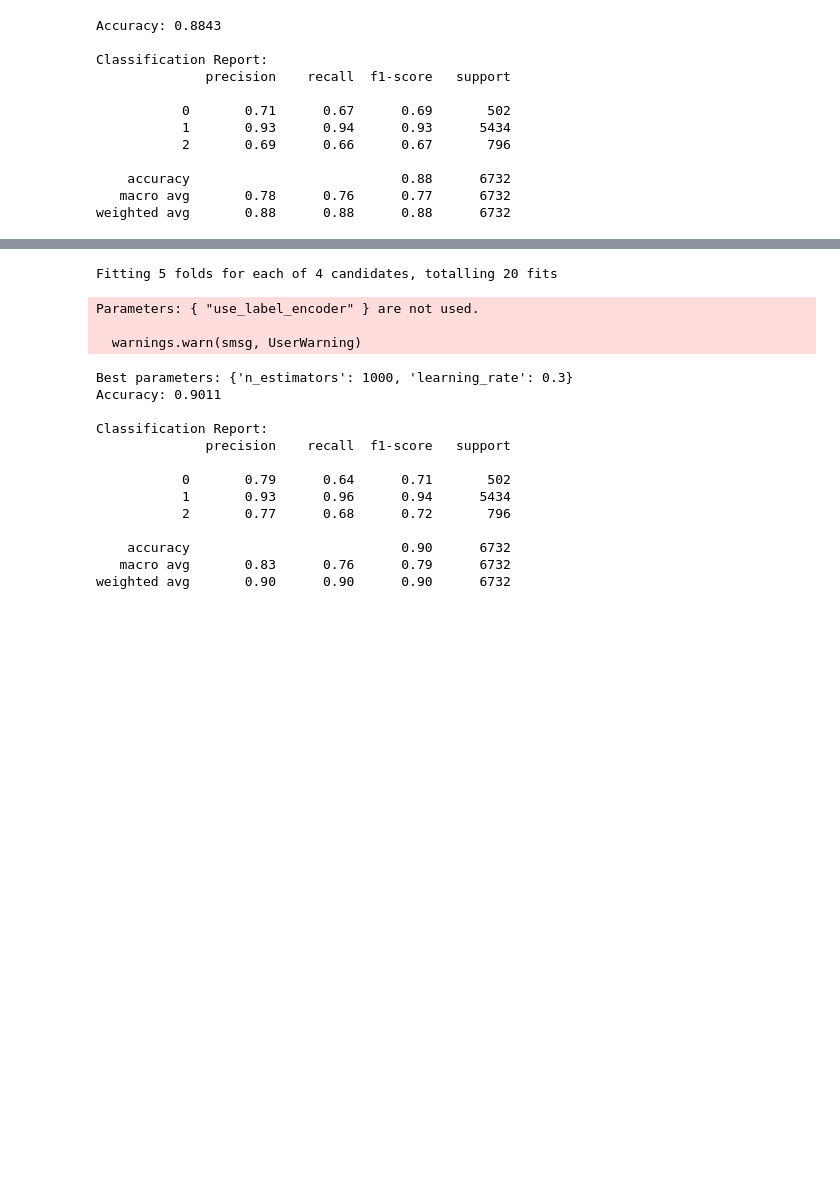
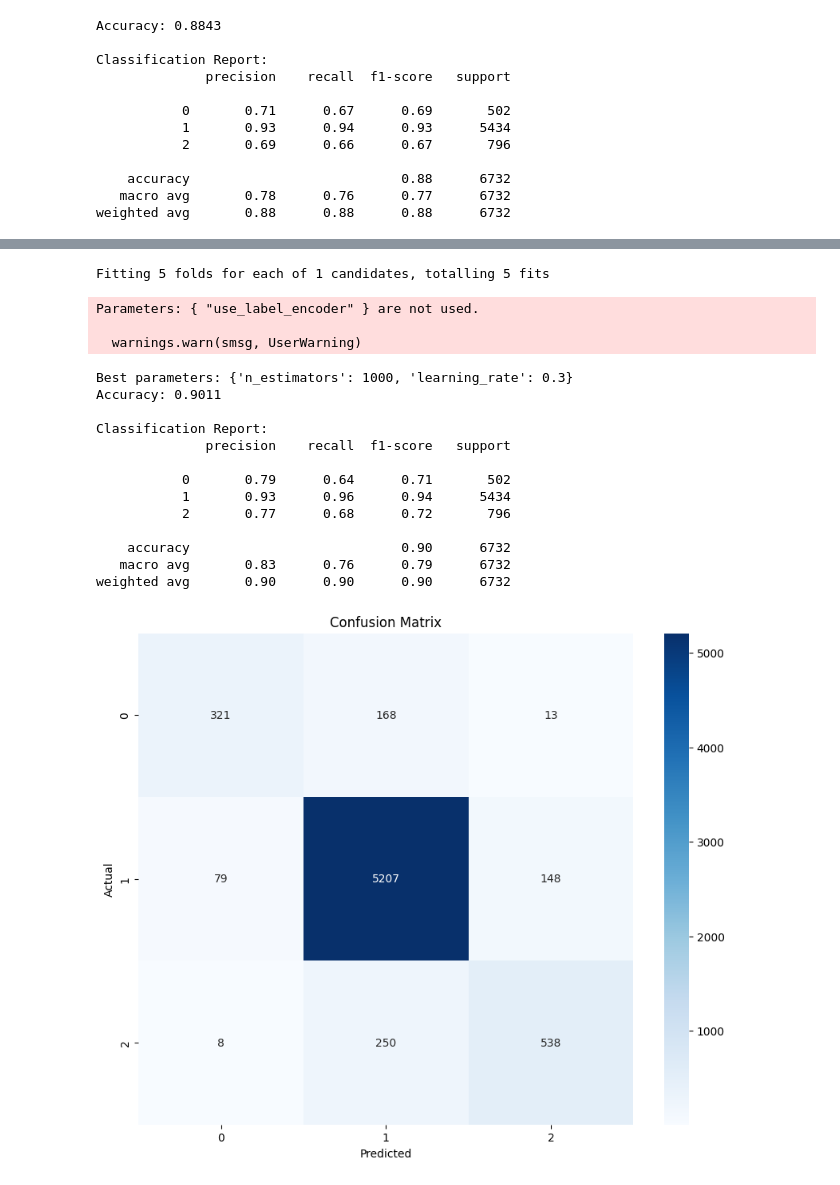
Before and after one commit to Freston1605/balanciumrx, a Jupyter notebook: Handling Class Imbalance and Feature Engineering.ipynb, the cells around one changed output, grey strips where cells are left out. Saved outputs shown, nothing was run; the diff lists cells and outputs as text; code cells hidden in the pictures; blank space fills up the shorter version.

```diff
--- a/Handling Class Imbalance and Feature Engineering.ipynb
+++ b/Handling Class Imbalance and Feature Engineering.ipynb
@@ -199,31 +222,47 @@ print("Best parameters:", random_search.best_params_)
 # Get the best model
 best_xgb = random_search.best_estimator_
 
 # Make predictions on the test set using the best model
 y_pred = best_xgb.predict(X_test_scaled)
 
 # Calculate accuracy
 accuracy = accuracy_score(y_test, y_pred)
 print(f"Accuracy: {accuracy:.4f}")
 
 # Print classification report
 print("\nClassification Report:")
 print(classification_report(y_test, y_pred))
+
+# Confusion Matrix
+cm = confusion_matrix(y_test, y_pred)
+plt.figure(figsize=(10, 8))
+sns.heatmap(cm, annot=True, fmt='d', cmap='Blues')
+plt.title('Confusion Matrix')
+plt.ylabel('Actual')
+plt.xlabel('Predicted')
+plt.show()
+
+# Feature Importance
+xgb.plot_importance(best_xgb, max_num_features=10, height=0.8, importance_type='gain')
+plt.title('Top 10 Feature Importance in XGBoost Model')
+plt.tight_layout()
+plt.show()
 # %% [output]
-Fitting 5 folds for each of 4 candidates, totalling 20 fits
+Fitting 5 folds for each of 1 candidates, totalling 5 fits
 Parameters: { "use_label_encoder" } are not used.
 
   warnings.warn(smsg, UserWarning)
 Best parameters: {'n_estimators': 1000, 'learning_rate': 0.3}
 Accuracy: 0.9011
 
 Classification Report:
               precision    recall  f1-score   support
 
            0       0.79      0.64      0.71       502
            1       0.93      0.96      0.94      5434
            2       0.77      0.68      0.72       796
 
     accuracy                           0.90      6732
    macro avg       0.83      0.76      0.79      6732
 weighted avg       0.90      0.90      0.90      6732
+[figure, added]
```
Also changed, not shown: parts of 6 cells of this notebook.
